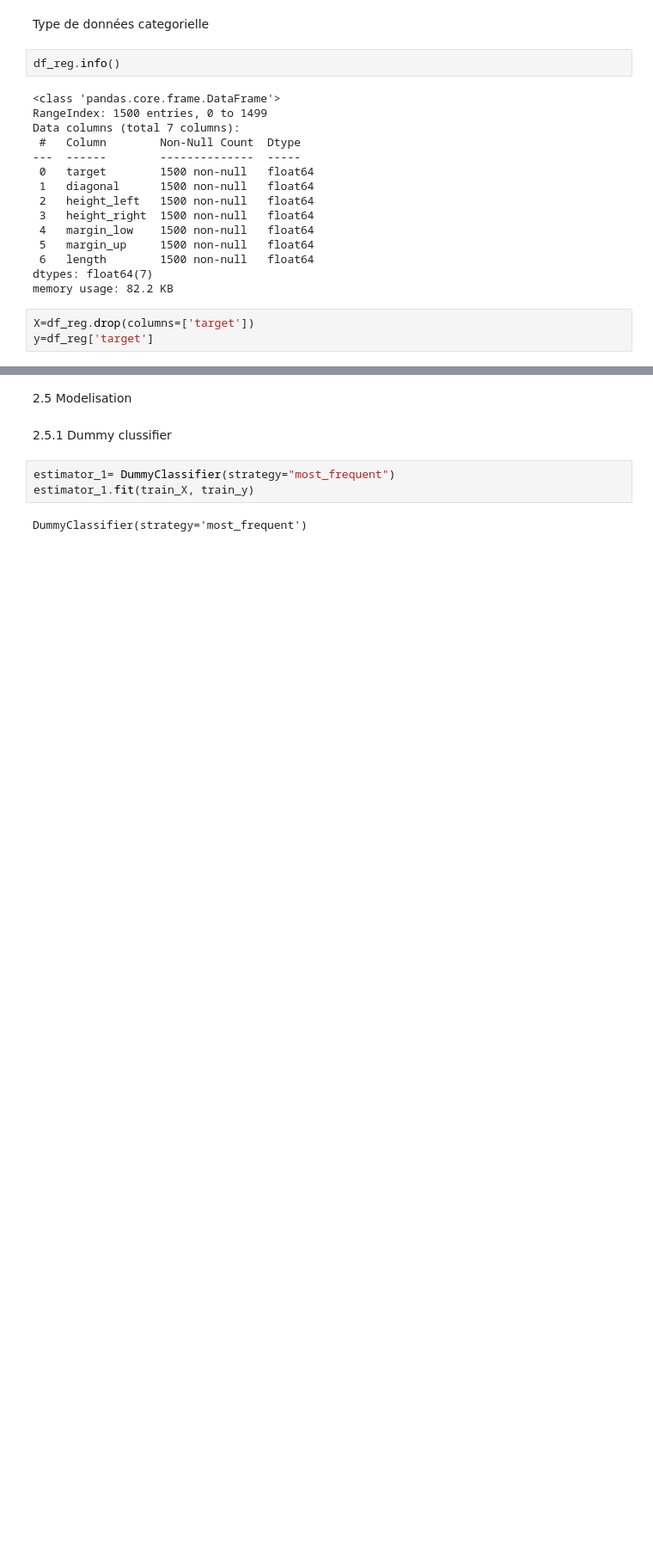
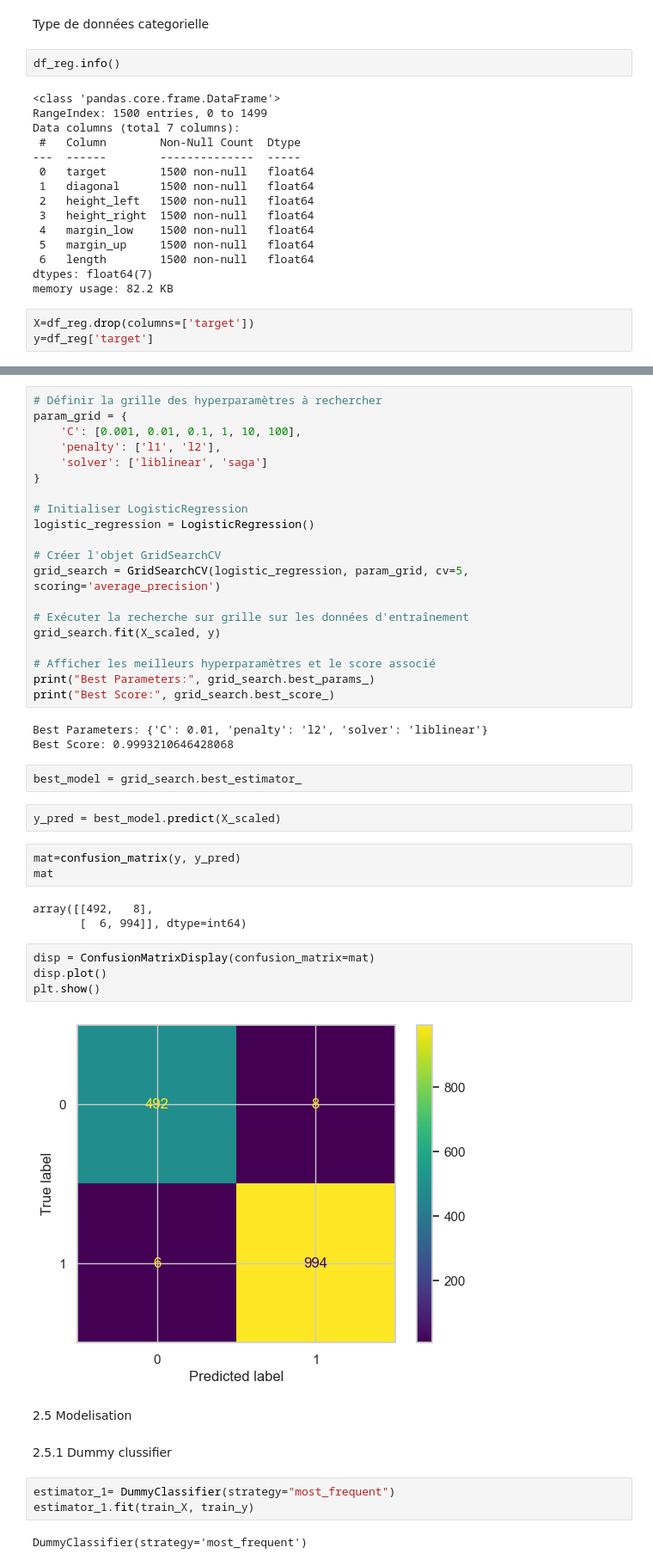
Before and after one commit to Nada-Lahbib/Project_10_Detection_des_faux_billets_avec_Python, a Jupyter notebook: notebooks/LAHBIB_Nada_1_notebook_022024.ipynb, the cells around one changed output, grey strips where cells are left out. Shown at 86% size. Cells and saved outputs as stored; diff of their text form; blank space fills up the shorter version.

```diff
--- a/notebooks/LAHBIB_Nada_1_notebook_022024.ipynb
+++ b/notebooks/LAHBIB_Nada_1_notebook_022024.ipynb
@@ -643,3 +762,42 @@ Standard deviation of RMSE: 0.01861399666900299
+# %%
+# Définir la grille des hyperparamètres à rechercher
+param_grid = {
+    'C': [0.001, 0.01, 0.1, 1, 10, 100],
+    'penalty': ['l1', 'l2'],
+    'solver': ['liblinear', 'saga']
+}
+
+# Initialiser LogisticRegression
+logistic_regression = LogisticRegression()
+
+# Créer l'objet GridSearchCV
+grid_search = GridSearchCV(logistic_regression, param_grid, cv=5, scoring='average_precision')
+
+# Exécuter la recherche sur grille sur les données d'entraînement
+grid_search.fit(X_scaled, y)
+
+# Afficher les meilleurs hyperparamètres et le score associé
+print("Best Parameters:", grid_search.best_params_)
+print("Best Score:", grid_search.best_score_)
+# %% [output]
+Best Parameters: {'C': 0.01, 'penalty': 'l2', 'solver': 'liblinear'}
+Best Score: 0.9993210646428068
+# %%
+best_model = grid_search.best_estimator_
+# %%
+y_pred = best_model.predict(X_scaled)
+# %%
+mat=confusion_matrix(y, y_pred)
+mat
+# %% [output]
+array([[492,   8],
+       [  6, 994]], dtype=int64)
+# %%
+disp = ConfusionMatrixDisplay(confusion_matrix=mat)
+disp.plot()
+plt.show()
+# %% [output]
+[figure, added]
 # %% [markdown]
 2.5 Modelisation
 # %% [markdown]
```
Also changed, not shown: parts of 33 cells of this notebook.
